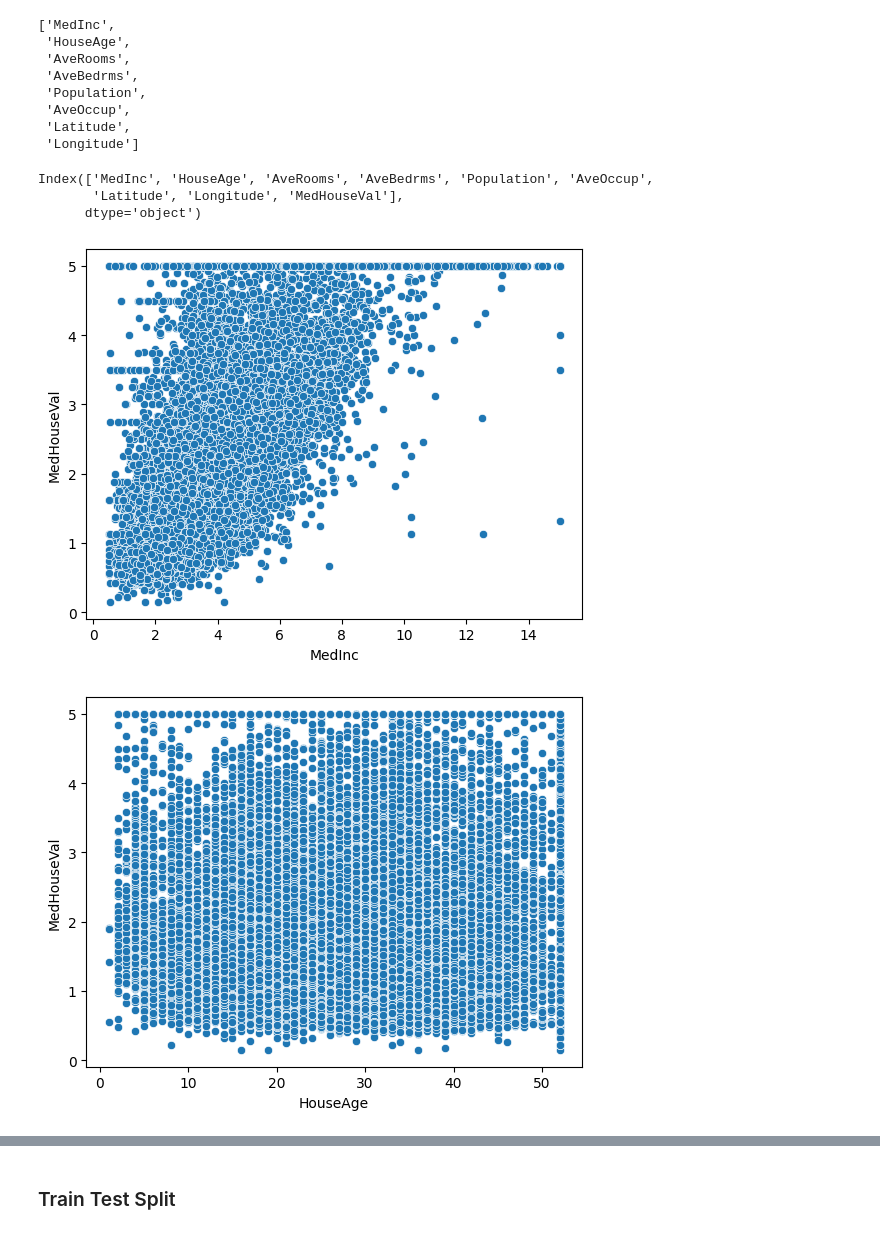
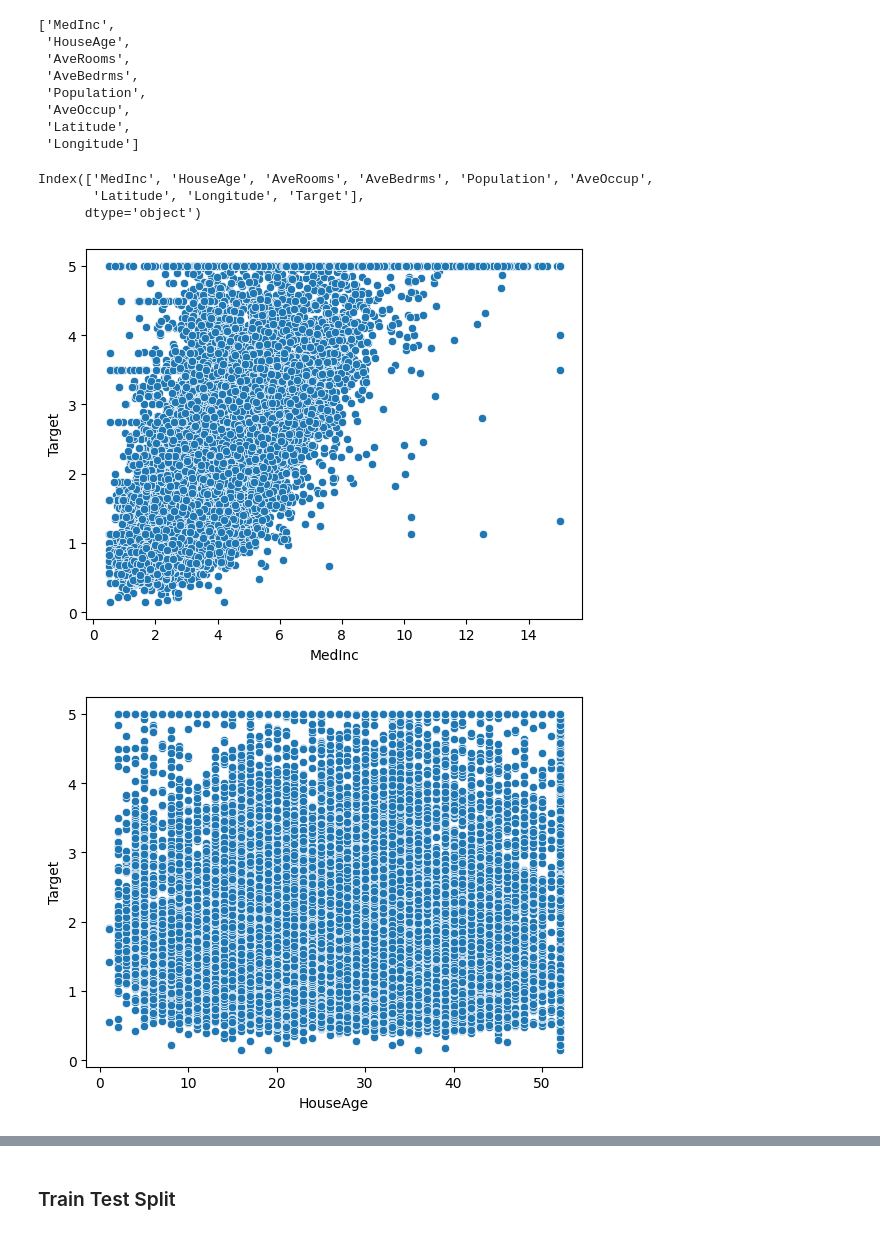
Before and after one commit to vinitkhapekar09-droid/California_house_price_prediction, a Jupyter notebook: California_house_price_prediction.ipynb, the cells around one changed output, grey strips where cells are left out. Cells and saved outputs as stored; diff of their text form; code cells hidden in the pictures.

```diff
--- a/California_house_price_prediction.ipynb
+++ b/California_house_price_prediction.ipynb
@@ -48,7 +48,7 @@ dataset.target_names
 # %%
 dataframe = pd.DataFrame(dataset.data, columns = dataset.feature_names)
 # %%
-dataframe['MedHouseVal'] = dataset.target
+dataframe['Target'] = dataset.target
 # %% [markdown]
 ### sanity check of data
 # %%
@@ -167,12 +167,12 @@ features
 dataframe.columns
 # %% [output]
 Index(['MedInc', 'HouseAge', 'AveRooms', 'AveBedrms', 'Population', 'AveOccup',
-       'Latitude', 'Longitude', 'MedHouseVal'],
+       'Latitude', 'Longitude', 'Target'],
       dtype='object')
 # %%
 for i in features:
-    sns.scatterplot(data=dataframe ,x = i, y= 'MedHouseVal')
+    sns.scatterplot(data=dataframe ,x = i, y= 'Target')
     plt.show()
 # %% [output]
-[figure, old version]
+[figure, new version]
-[figure, old version]
+[figure, new version]
```
Also changed, not shown: parts of 45 cells of this notebook, 3 other files.
